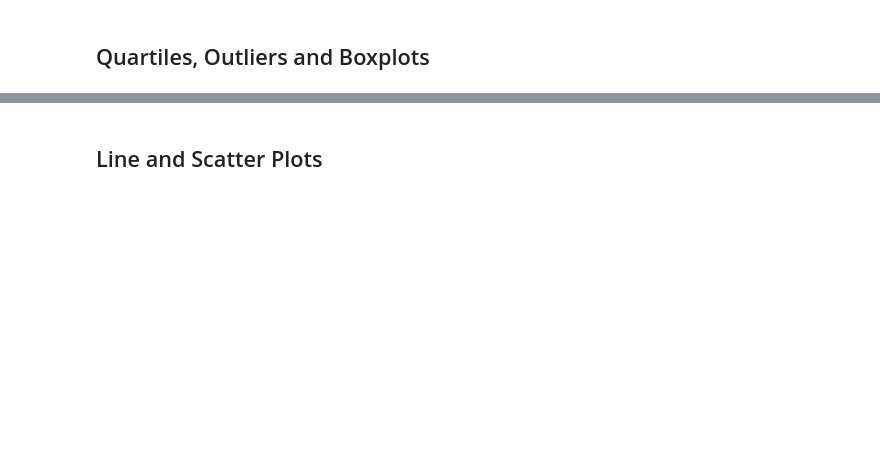
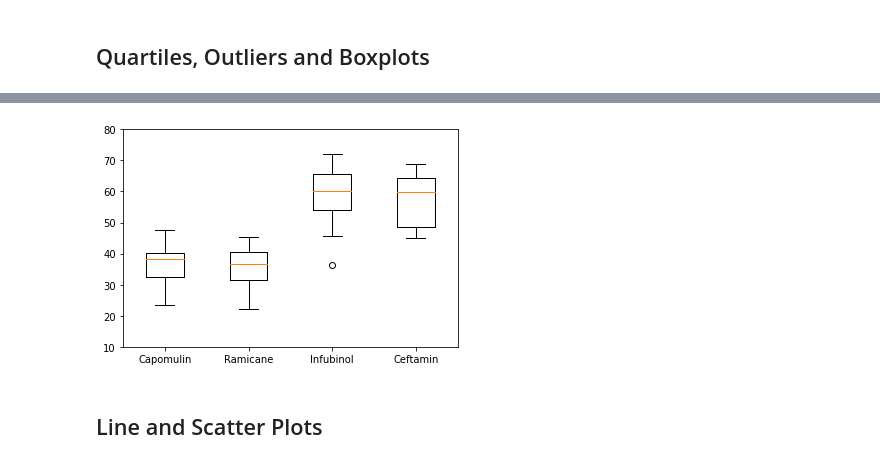
Before and after one commit to JacquelineMeyer1000/Matplotlib-challenge, a Jupyter notebook: Pymaceuticals.git/pymaceuticals.ipynb, the cells around one changed output, grey strips where cells are left out. Cells and saved outputs as stored; diff of their text form; code cells hidden in the pictures; blank space fills up the shorter version.

Commit message:
completed quartiles/outliers/boxplots & line/scatter plots

```diff
--- a/Pymaceuticals.git/pymaceuticals.ipynb
+++ b/Pymaceuticals.git/pymaceuticals.ipynb
@@ -122,17 +204,39 @@ treatment_regimens_df
 # %%
 # Put treatments into a list for for loop (and later for plot labels)
-top_4 = ['Capomulin', 'Ramicane', 'Infubinol','Ceftamin']
+top_treatments = ['Capomulin', 'Ramicane', 'Infubinol','Ceftamin']
 
 # Create empty list to fill with tumor vol data (for plotting)
+tumor_volume = []
 
 # Calculate the IQR and quantitatively determine if there are any potential outliers.
 
     # Locate the rows which contain mice on each drug and get the tumor volumes
+for x in top_treatments:
+    tumor_volume.append(treatment_regimens[treatment_regimens["Drug Regimen"] == x]["Tumor Volume (mm3)"])
 
     # add subset
+    top_regimens_sort = treatment_regimens.groupby(['Drug Regimen', 'Mouse ID']).last()['Tumor Volume (mm3)']
 
     # Determine outliers using upper and lower bounds
+    quartiles = top_regimens_sort.quantile([.25,.5,.75])
+    lowerq = quartiles[0.25]
+    upperq = quartiles[0.75]
+    iqr = upperq-lowerq
+
+    # Determine upper and lower bounds
+    lower_bound = lowerq - (1.5*iqr)
+    upper_bound = upperq + (1.5*iqr)
 # %%
 # Generate a box plot of the final tumor volume of each mouse across four regimens of interest
+final_df = top_regimens_sort.reset_index()
+tumor_lists = final_df.groupby('Drug Regimen')['Tumor Volume (mm3)'].apply(list)
+tumor_list_df = pd.DataFrame(tumor_lists)
+tumor_list_df = tumor_list_df.reindex(top_treatments)
+tumor_vols = [vol for vol in tumor_list_df['Tumor Volume (mm3)']]
+plt.boxplot(tumor_vols, labels=top_4)
+plt.ylim(10, 80)
+plt.show()
+# %% [output]
+[figure, added]
 # %% [markdown]
 ##  Line and Scatter Plots
```
Also changed, not shown: parts of 15 cells of this notebook, 1 other file.
